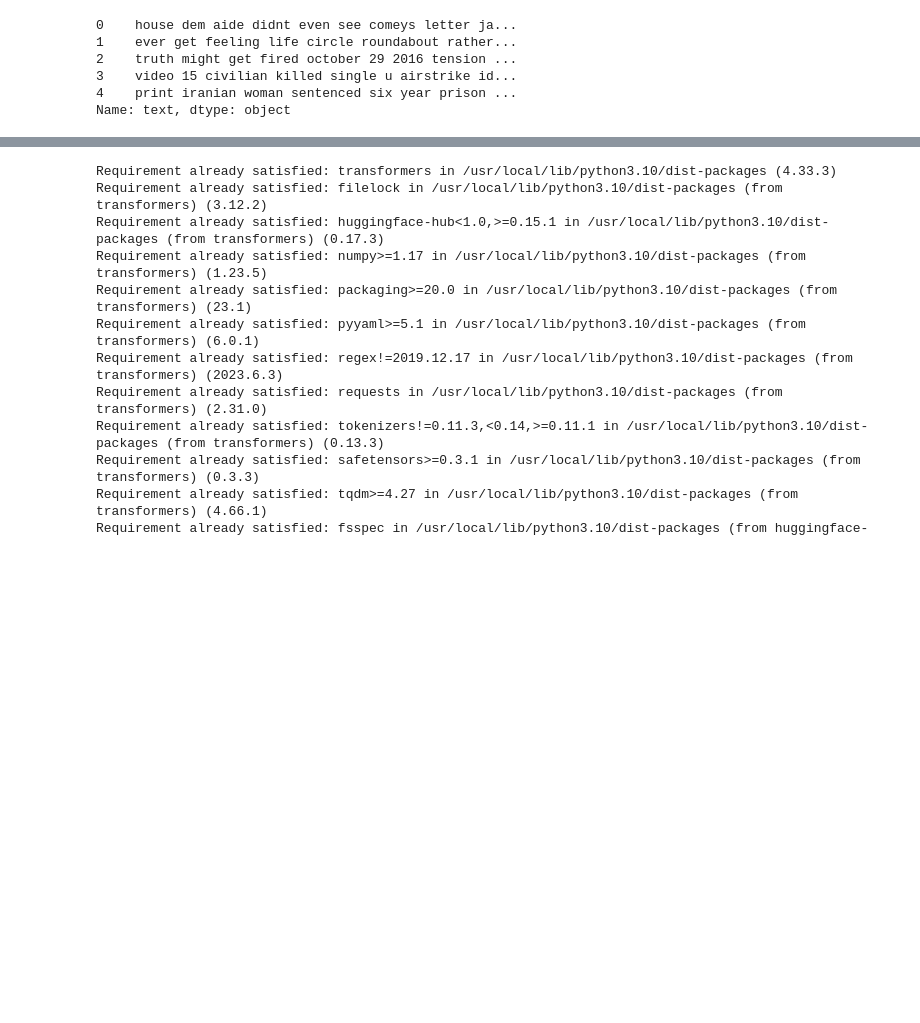
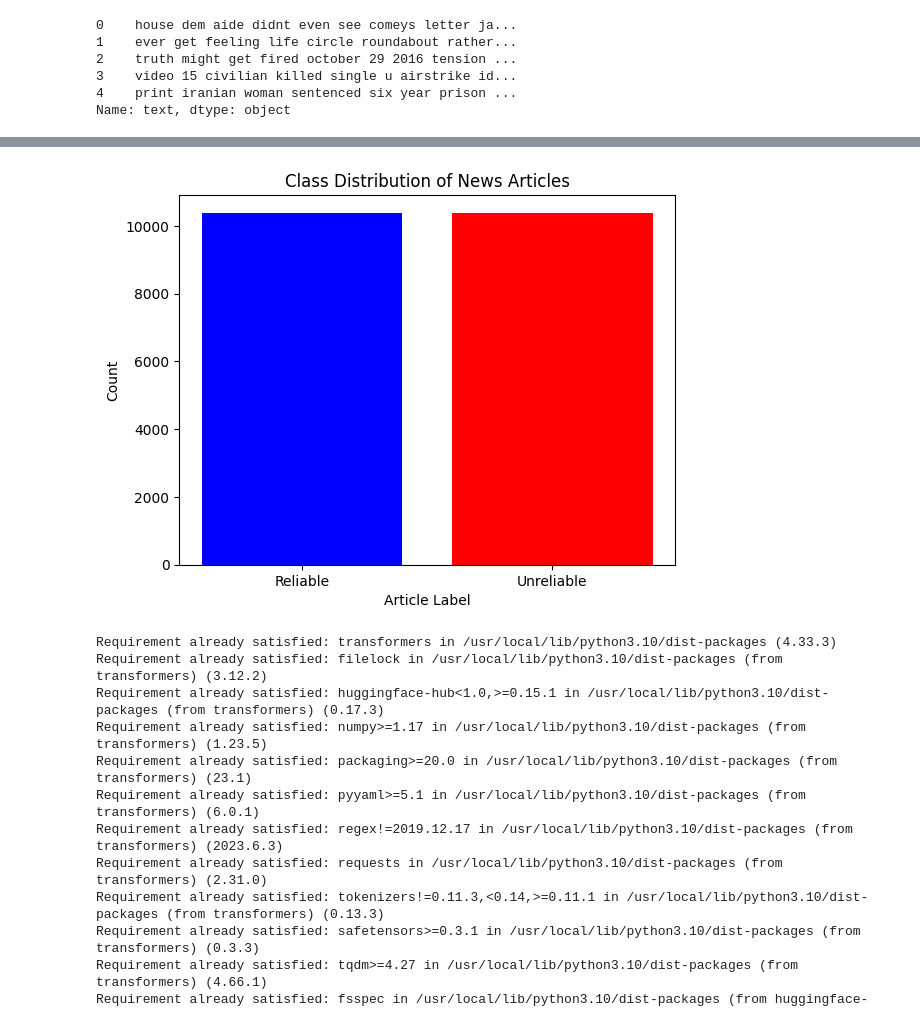
Before and after one commit to rahulkhattri0/Fake-news-detection, a Jupyter notebook: FakeNews.ipynb, the cells around one changed output, grey strips where cells are left out. Drawn from its saved outputs; the diff is of its cells as text; code cells hidden in the pictures; blank space fills up the shorter version.

```diff
--- a/FakeNews.ipynb
+++ b/FakeNews.ipynb
@@ -96,3 +143,26 @@ Name: text, dtype: object
+# %%
+#bar chart
+'''
+A Bar Chart for Class Distribution is a data visualization that displays the distribution of classes or categories in a dataset.
+'''
+import matplotlib.pyplot as plt
+
+# Assuming you have a DataFrame with a 'label' column
+# df is your processed dataset
+reliable_count = df[df['label'] == 0]['label'].count()
+unreliable_count = df[df['label'] == 1]['label'].count()
+
+# Create a bar chart
+labels = ['Reliable', 'Unreliable']
+counts = [reliable_count, unreliable_count]
+
+plt.bar(labels, counts, color=['blue', 'red'])
+plt.xlabel('Article Label')
+plt.ylabel('Count')
+plt.title('Class Distribution of News Articles')
+plt.show()
+# %% [output]
+[figure, added]
 # %%
 !pip install transformers
 # %% [output]
```
Also changed, not shown: parts of 4 cells of this notebook.
